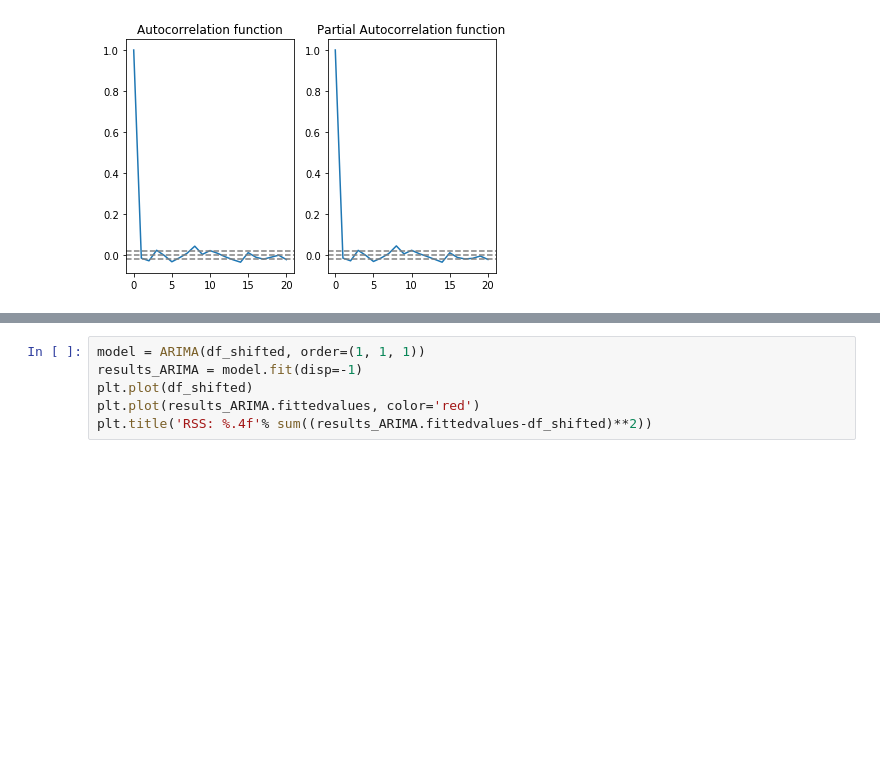
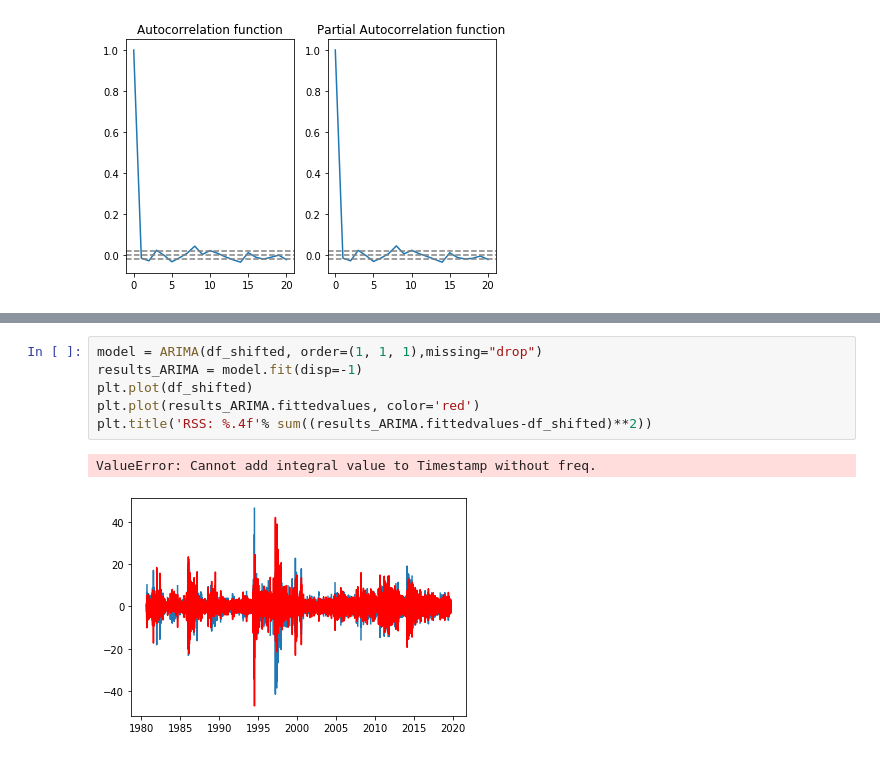
Before and after one commit to teodorkasap/coffee-futures-time-series-analysis, a Jupyter notebook: nb-time-series-analysis-us-coffee-futures-2.ipynb, the cells around one changed output, grey strips where cells are left out. Drawn from its saved outputs; the diff is of its cells as text; blank space fills up the shorter version.

```diff
--- a/nb-time-series-analysis-us-coffee-futures-2.ipynb
+++ b/nb-time-series-analysis-us-coffee-futures-2.ipynb
@@ -396,6 +394,9 @@ ValueError: Cannot add integral value to Timestamp without freq.
 # %%
-model = ARIMA(df_shifted, order=(1, 1, 1))
+model = ARIMA(df_shifted, order=(1, 1, 1),missing="drop")
 results_ARIMA = model.fit(disp=-1)
 plt.plot(df_shifted)
 plt.plot(results_ARIMA.fittedvalues, color='red')
 plt.title('RSS: %.4f'% sum((results_ARIMA.fittedvalues-df_shifted)**2))
+# %% [output]
+ValueError: Cannot add integral value to Timestamp without freq.
+[figure, added]
```
Also changed, not shown: parts of 6 cells of this notebook.
